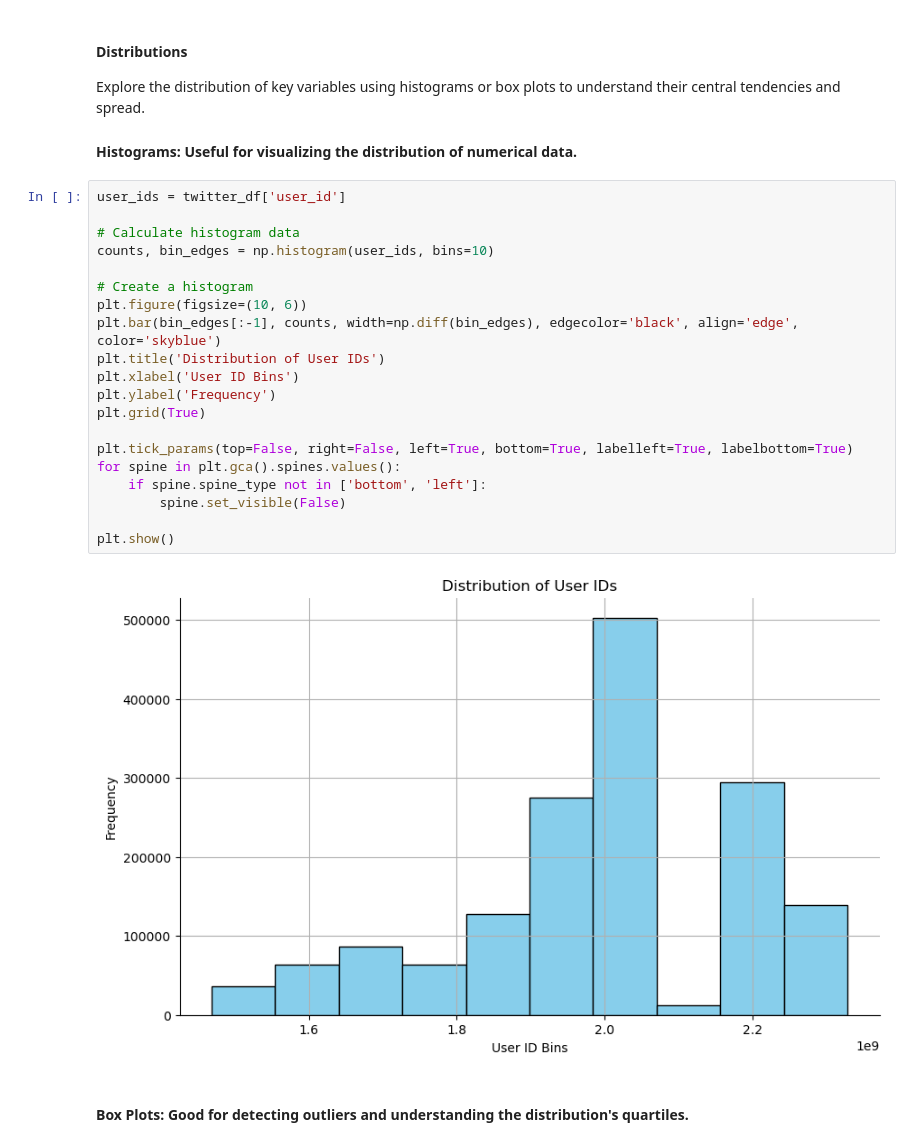
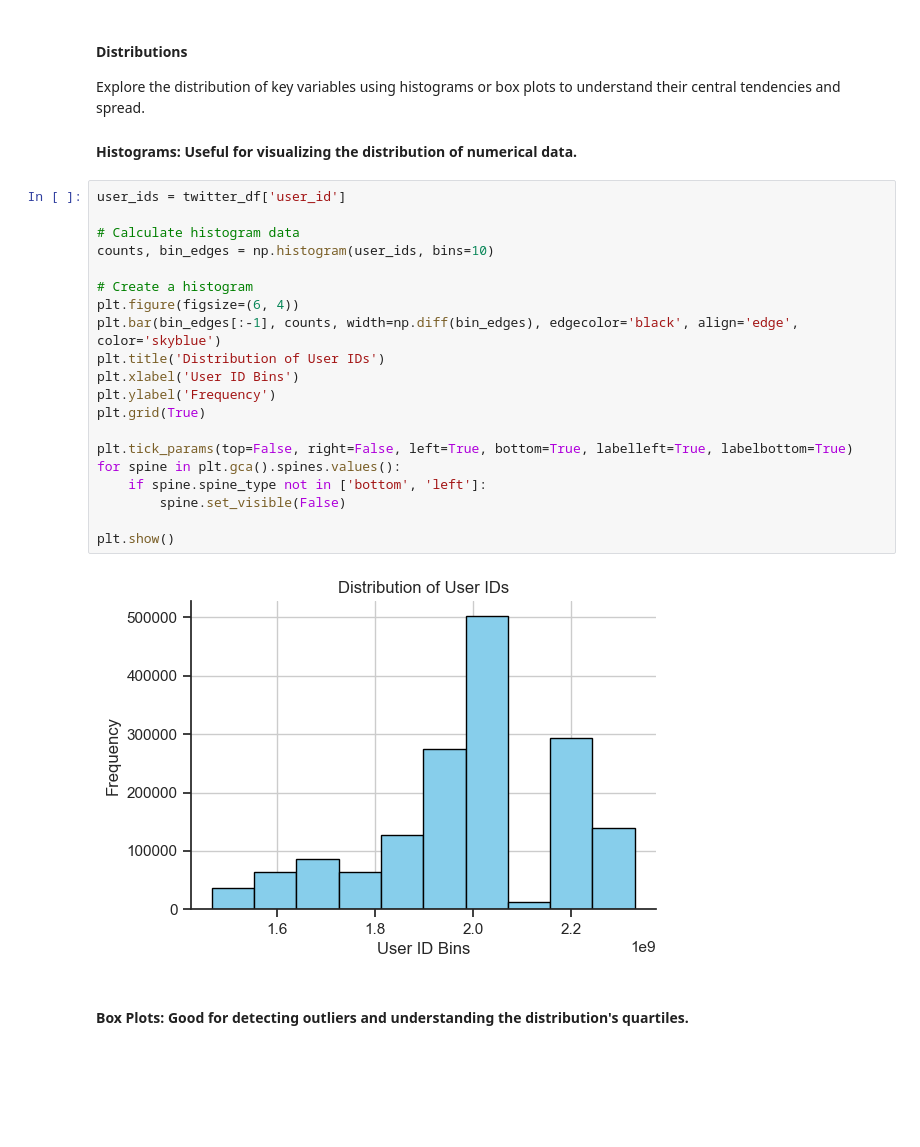
Before and after one commit to rosilenedasilva/twitter_sentiment_analysis_time_series_pyspark_mysql_ipynb, a Jupyter notebook: Integrated_CA2MScDA_ BD_ADA_V2.ipynb, the cells around one changed output. Cells and saved outputs as stored; diff of their text form; blank space fills up the shorter version.

```diff
--- a/Integrated_CA2MScDA_ BD_ADA_V2.ipynb
+++ b/Integrated_CA2MScDA_ BD_ADA_V2.ipynb
@@ -920,25 +920,25 @@ Explore the distribution of key variables using histograms or box plots to under
 # %%
 user_ids = twitter_df['user_id']
 
 # Calculate histogram data
 counts, bin_edges = np.histogram(user_ids, bins=10)
 
 # Create a histogram
-plt.figure(figsize=(10, 6))
+plt.figure(figsize=(6, 4))
 plt.bar(bin_edges[:-1], counts, width=np.diff(bin_edges), edgecolor='black', align='edge', color='skyblue')
 plt.title('Distribution of User IDs')
 plt.xlabel('User ID Bins')
 plt.ylabel('Frequency')
 plt.grid(True)
 
 plt.tick_params(top=False, right=False, left=True, bottom=True, labelleft=True, labelbottom=True)
 for spine in plt.gca().spines.values():
     if spine.spine_type not in ['bottom', 'left']:
         spine.set_visible(False)
 
 plt.show()
 # %% [output]
-[figure, old version]
+[figure, new version]
 # %% [markdown]
 #### Box Plots: Good for detecting outliers and understanding the distribution's quartiles.
 # %%
```
Also changed, not shown: parts of 29 cells of this notebook.
